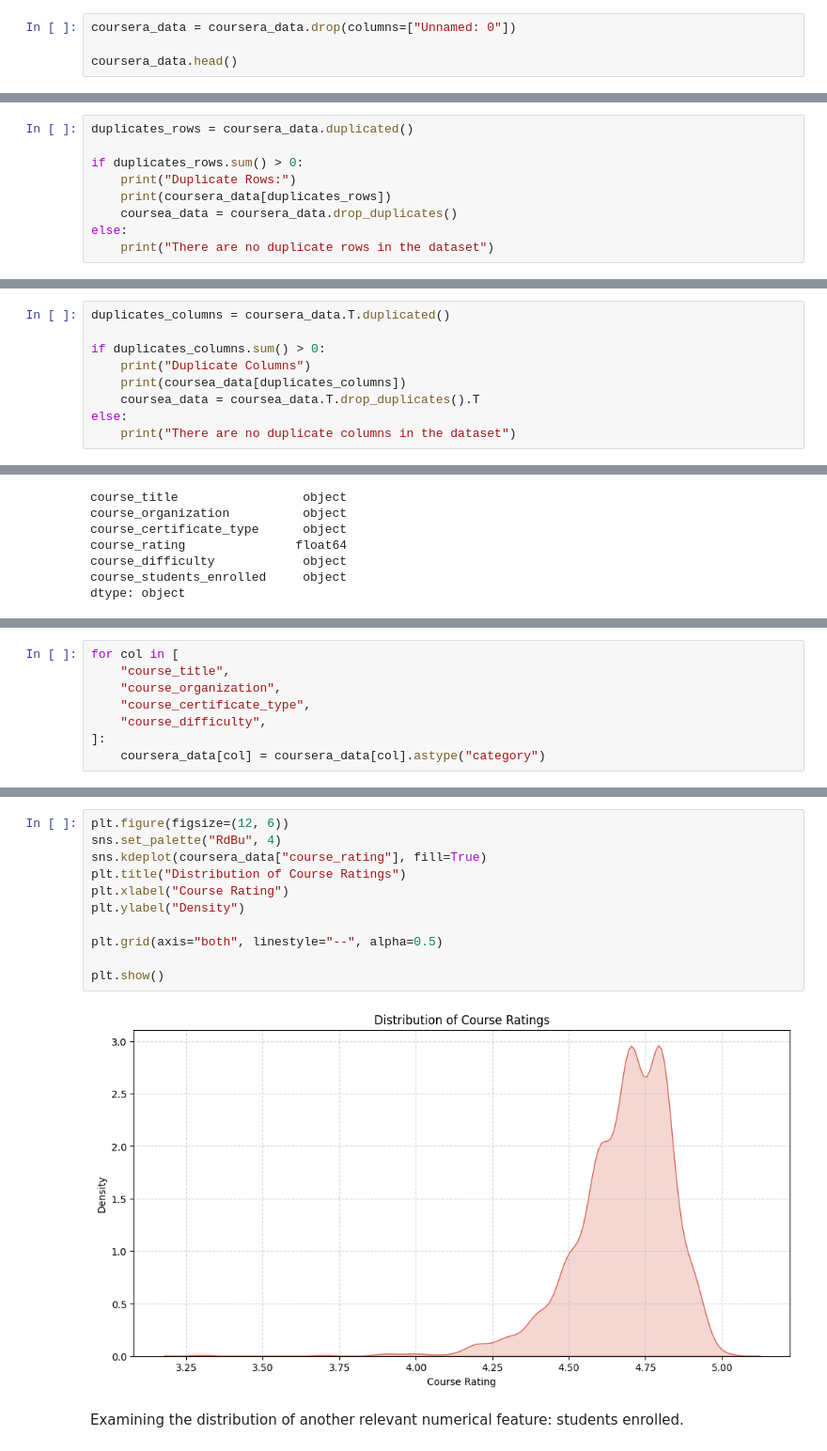
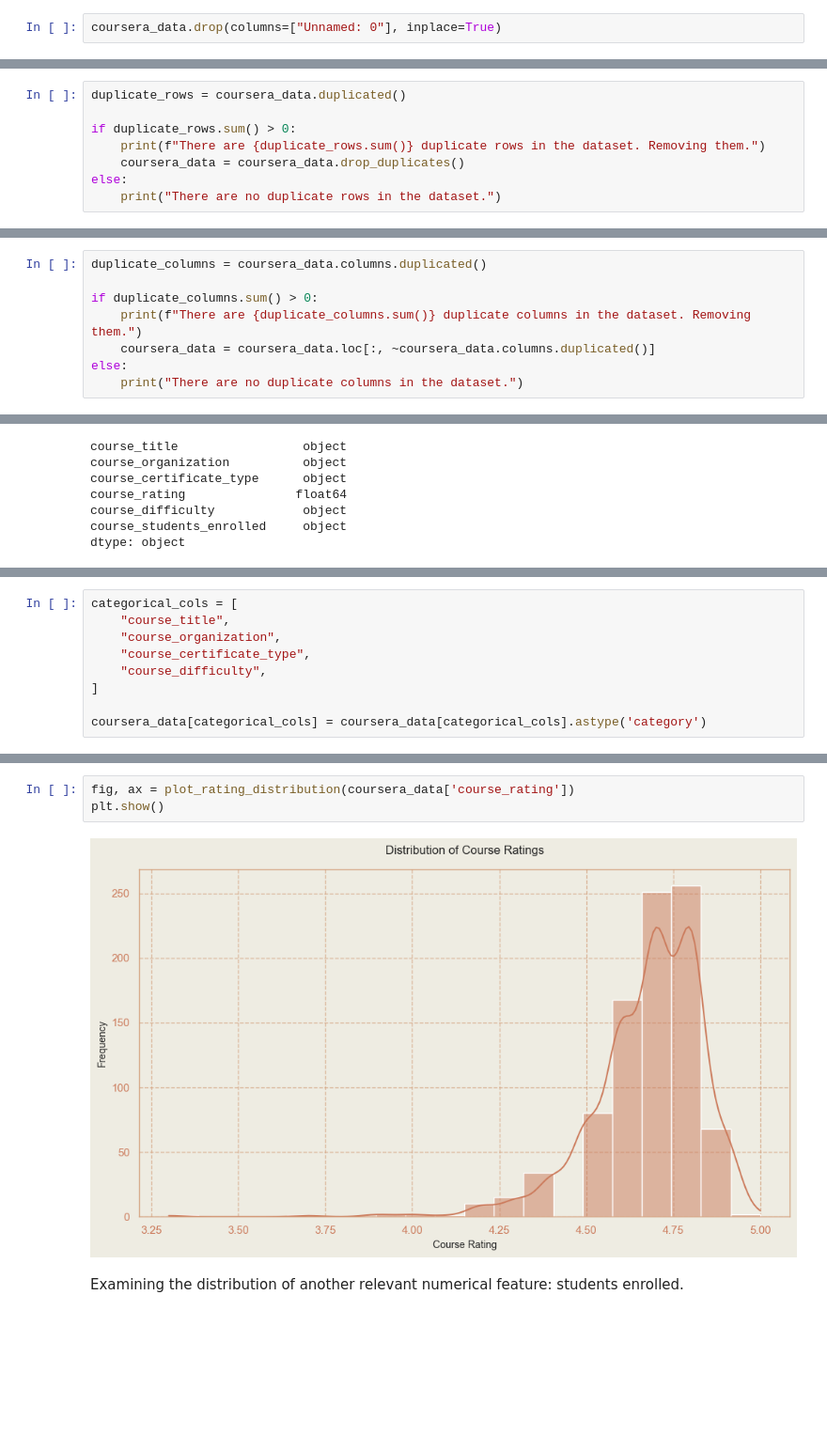
Before and after one commit to vytautas-bunevicius/coursera-courses-eda, a Jupyter notebook: notebooks/coursera_courses.ipynb, the cells around one changed output, grey strips where cells are left out. Shown at 94% size. Cells and saved outputs as stored; diff of their text form; blank space fills up the shorter version.

```diff
--- a/notebooks/coursera_courses.ipynb
+++ b/notebooks/coursera_courses.ipynb
@@ -58,4 +79,2 @@ Dropping unnecessary "Unnamed: 0" feature as it adds zero value to the dataset i
 # %%
-coursera_data = coursera_data.drop(columns=["Unnamed: 0"])
-
-coursera_data.head()
+coursera_data.drop(columns=["Unnamed: 0"], inplace=True)
@@ -95,10 +114,9 @@ Checking for duplicate rows, instantly removing them in the if loop.
 # %%
-duplicates_rows = coursera_data.duplicated()
+duplicate_rows = coursera_data.duplicated()
 
-if duplicates_rows.sum() > 0:
-    print("Duplicate Rows:")
-    print(coursera_data[duplicates_rows])
-    coursea_data = coursera_data.drop_duplicates()
+if duplicate_rows.sum() > 0:
+    print(f"There are {duplicate_rows.sum()} duplicate rows in the dataset. Removing them.")
+    coursera_data = coursera_data.drop_duplicates()
 else:
-    print("There are no duplicate rows in the dataset")
+    print("There are no duplicate rows in the dataset.")
 # %% [output]
@@ -108,10 +126,9 @@ Checking for duplicate columns.
 # %%
-duplicates_columns = coursera_data.T.duplicated()
+duplicate_columns = coursera_data.columns.duplicated()
 
-if duplicates_columns.sum() > 0:
-    print("Duplicate Columns")
-    print(coursea_data[duplicates_columns])
-    coursea_data = coursea_data.T.drop_duplicates().T
+if duplicate_columns.sum() > 0:
+    print(f"There are {duplicate_columns.sum()} duplicate columns in the dataset. Removing them.")
+    coursera_data = coursera_data.loc[:, ~coursera_data.columns.duplicated()]
 else:
-    print("There are no duplicate columns in the dataset")
+    print("There are no duplicate columns in the dataset.")
 # %% [output]
@@ -133,9 +148,10 @@ Converting categorical features labeled as 'objects' to the categorical data typ
 # %%
-for col in [
+categorical_cols = [
     "course_title",
     "course_organization",
     "course_certificate_type",
     "course_difficulty",
-]:
-    coursera_data[col] = coursera_data[col].astype("category")
+]
+
+coursera_data[categorical_cols] = coursera_data[categorical_cols].astype('category')
 # %% [markdown]
@@ -184,16 +215,8 @@ Examining the distribution of numerical feature, such as course ratings.
 # %%
-plt.figure(figsize=(12, 6))
-sns.set_palette("RdBu", 4)
-sns.kdeplot(coursera_data["course_rating"], fill=True)
-plt.title("Distribution of Course Ratings")
-plt.xlabel("Course Rating")
-plt.ylabel("Density")
-
-plt.grid(axis="both", linestyle="--", alpha=0.5)
-
+fig, ax = plot_rating_distribution(coursera_data['course_rating'])
 plt.show()
 # %% [output]
-[figure, old version]
+[figure, new version]
 # %% [markdown]
 Examining the distribution of another relevant numerical feature: students enrolled.
 # %%
```
Also changed, not shown: parts of 38 cells of this notebook, 3 other files.
